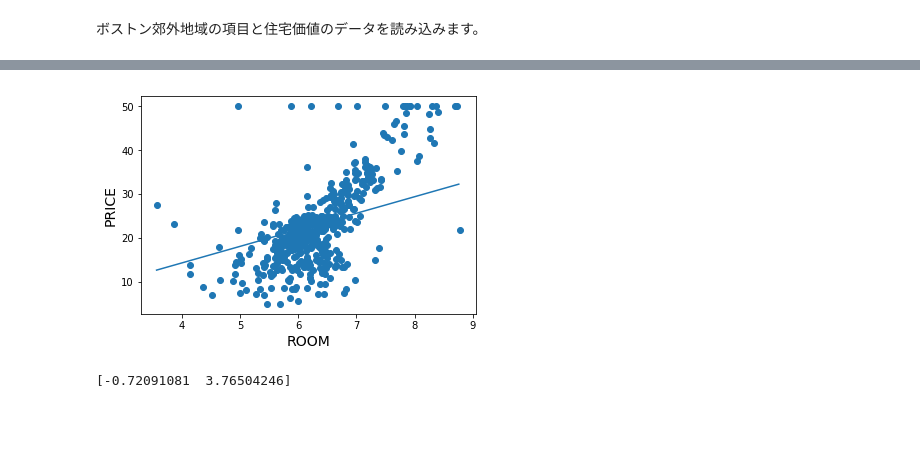
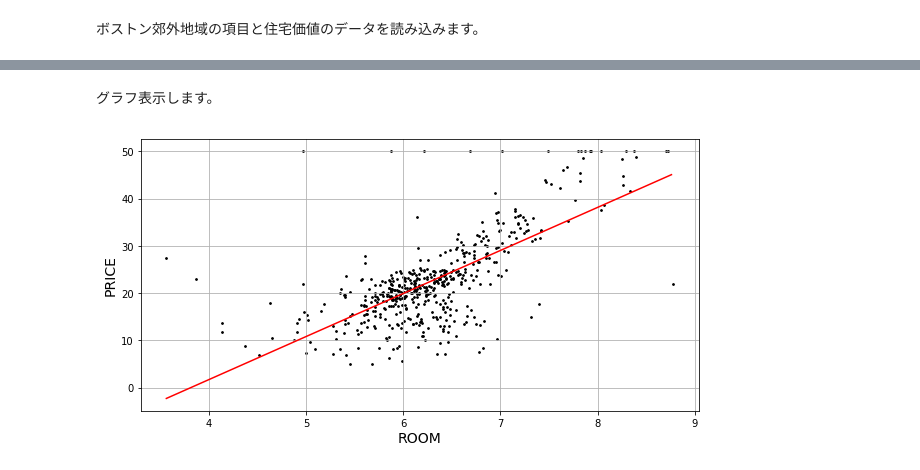
Before and after one commit to david3080/ColabNotebooks, a Jupyter notebook: boston/boston1.ipynb, the cells around one changed output, grey strips where cells are left out. Drawn from its saved outputs; the diff is of its cells as text; code cells hidden in the pictures; blank space fills up the shorter version.

```diff
--- a/boston/boston1.ipynb
+++ b/boston/boston1.ipynb
@@ -32,0 +69,17 @@ print(M)
+# %%
+M = x.shape[0] # 学習用のサンプルデータ数
+alpha = 0.01 # 学習率
+w = np.ones(2) # wの初期値。[1,1]のベクトル
+yt = price #
+history = np.zeros((0,2)) # 損失数の記録
+
+for k in range(100001):
+    yp = x @ w # 学習データとwの内積をとって予測値を求める
+    yd = yp - yt # 予測値と結果の差分
+    w = w - alpha * (yd @ x)/M
+    if ( k % 10000 == 0):
+        loss = np.mean(yd ** 2) / 2 # 損失数
+        history = np.vstack((history, np.array([k, loss]))) # 繰り返し数(k)と損失数(loss)の配列を追加
+        print( "繰り返し数 = %d  損失数 = %f" % (k, loss))
+
+print(w)
@@ -33,23 +99,15 @@ print(M)
+# %% [markdown]
+グラフ表示します。
 # %%
-M = len(x) # 学習用のサンプルデータ数
-alpha = 0.001 # 学習率
-w = np.array([1,1]) # wの初期値。[1,1]のベクトル
+x1=np.arange(room.min(), room.max(), 0.1)
+y1=w[0] + w[1]*x1
 
-for k in range(5000):
-    yp = x @ w # 学習データとwの内積をとって予測値を求める
-    yd = yp - yt # 予測値と結果の差分
-    w = w - alpha * (x.T @ yd)/M
-
-x1=np.arange(xall.min(), xall.max(), 0.1)
-y1=w[0]+w[1]*x1
-
-plt.scatter(x[:,1], yt)
+plt.figure(figsize=(10, 5))
+plt.scatter(x[:,1], yt, c='black', s=3)
 plt.xlabel('ROOM', fontsize=14)
 plt.ylabel('PRICE', fontsize=14)
-plt.plot(x1, y1)
+plt.plot(x1, y1, color = 'red')
+plt.grid()
 plt.show()
-
-print(w)
 # %% [output]
-[figure, old version]
+[figure, new version]
-[-0.72091081  3.76504246]
```
Also changed, not shown: parts of 10 cells of this notebook, 11 other files.
